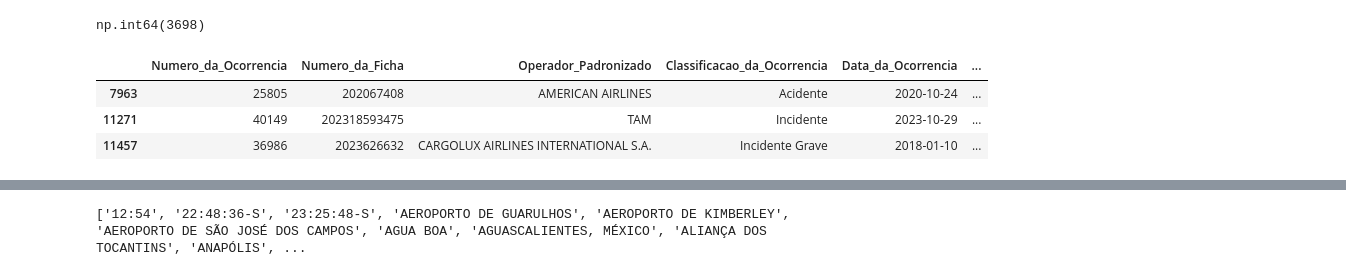
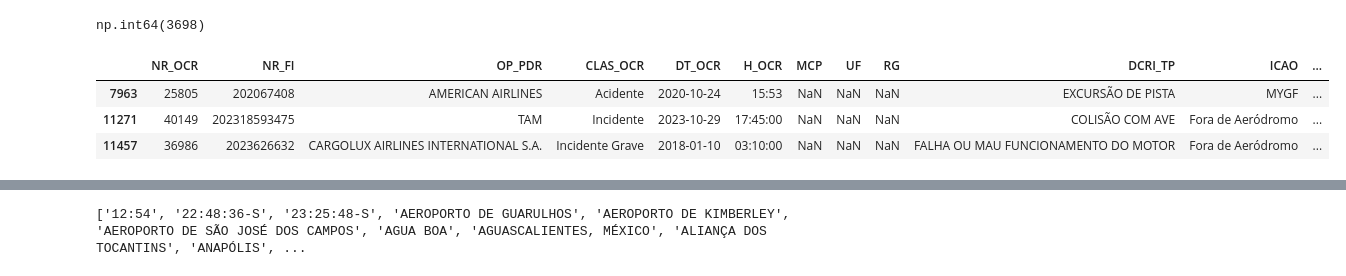
Before and after one commit to vitorluzz/etl-voos-anac, a Jupyter notebook: solution/job_stage_curated.ipynb, the cells around one changed output, grey strips where cells are left out. Cells and saved outputs as stored; diff of their text form; code cells hidden in the pictures.

```diff
--- a/solution/job_stage_curated.ipynb
+++ b/solution/job_stage_curated.ipynb
@@ -45,0 +185,5 @@ dtype: object
+# %%
+# fonte: https://www.correiobraziliense.com.br/app/noticia/cidades/2013/04/13/interna_cidadesdf%2C360268/aviao-da-tap-bate-em-torre-de-iluminacao-do-aeroporto-jk-nao-ha-feridos.shtml?utm_source=chatgpt.com
+df_ocorrencias.loc[df_ocorrencias['NR_OCR'] == 25081, 'MDL'] = 'Airbus A330-223'
+df_ocorrencias.loc[df_ocorrencias['NR_OCR'] == 25081, 'NM_FBRC'] = 'Airbus'
+df_ocorrencias.loc[df_ocorrencias['NR_OCR'] == 25081, 'NR_ASTS'] = '268'
@@ -64,8 +217,8 @@ sorted(df_ocorrencias["Municipio"].dropna().unique())
  'NOVA ARIPUANÃ',
  ...]
 # %%
-df_ocorrencias["Municipio"] = df_ocorrencias["Municipio"].str.strip()
-sorted(df_ocorrencias["Municipio"].dropna().unique())
+df_ocorrencias["MCP"] = df_ocorrencias["MCP"].str.strip()
+sorted(df_ocorrencias["MCP"].dropna().unique())
 # %% [output]
 ['12:54',
  '22:48:36-S',
@@ -85,8 +238,8 @@ sorted(df_ocorrencias["Municipio"].dropna().unique())
  'PIRACANJUBA',
  ...]
 # %%
-df_ocorrencias["Municipio"] = df_ocorrencias["Municipio"].str.strip()
-num_distintos = df_ocorrencias["Municipio"].dropna().nunique()
+df_ocorrencias["MCP"] = df_ocorrencias["MCP"].str.strip()
+num_distintos = df_ocorrencias["MCP"].dropna().nunique()
 print(f"Número de municípios distintos: {num_distintos}")
 # %% [output]
 Número de municípios distintos: 1439
@@ -97,17 +250,17 @@ np.int64(3698)
 # %%
 pd.set_option('display.max_columns', None)   # mostra todas as colunas
 pd.set_option('display.max_colwidth', None)  # mostra todo o conteúdo da célula (mesmo que seja longo)
 
 #O que fazer com esses dados?
 df_ocorrencias[
-    df_ocorrencias["Municipio"].isnull() &
-    df_ocorrencias["Regiao"].isnull() &
+    df_ocorrencias["MCP"].isnull() &
+    df_ocorrencias["RG"].isnull() &
     df_ocorrencias["UF"].isnull() &
-    df_ocorrencias["Latitude"].isnull() &
-    df_ocorrencias["Longitude"].isnull()
+    df_ocorrencias["LATD"].isnull() &
+    df_ocorrencias["LONG"].isnull()
 ]
 # %% [output]
-|  | Numero_da_Ocorrencia | Numero_da_Ficha | Operador_Padronizado | Classificacao_da_Ocorrencia | Data_da_Ocorrencia | ... |
-| 7963 | 25805 | 202067408 | AMERICAN AIRLINES | Acidente | 2020-10-24 | ... |
-| 11271 | 40149 | 202318593475 | TAM | Incidente | 2023-10-29 | ... |
-| 11457 | 36986 | 2023626632 | CARGOLUX AIRLINES INTERNATIONAL S.A. | Incidente Grave | 2018-01-10 | ... |
+|  | NR_OCR | NR_FI | OP_PDR | CLAS_OCR | DT_OCR | H_OCR | MCP | UF | RG | DCRI_TP | ICAO | ... |
+| 7963 | 25805 | 202067408 | AMERICAN AIRLINES | Acidente | 2020-10-24 | 15:53 | NaN | NaN | NaN | EXCURSÃO DE PISTA | MYGF | ... |
+| 11271 | 40149 | 202318593475 | TAM | Incidente | 2023-10-29 | 17:45:00 | NaN | NaN | NaN | COLISÃO COM AVE | Fora de Aeródromo | ... |
+| 11457 | 36986 | 2023626632 | CARGOLUX AIRLINES INTERNATIONAL S.A. | Incidente Grave | 2018-01-10 | 03:10:00 | NaN | NaN | NaN | FALHA OU MAU FUNCIONAMENTO DO MOTOR | Fora de Aeródromo | ... |
```
Also changed, not shown: parts of 24 cells of this notebook, 4 other files.
